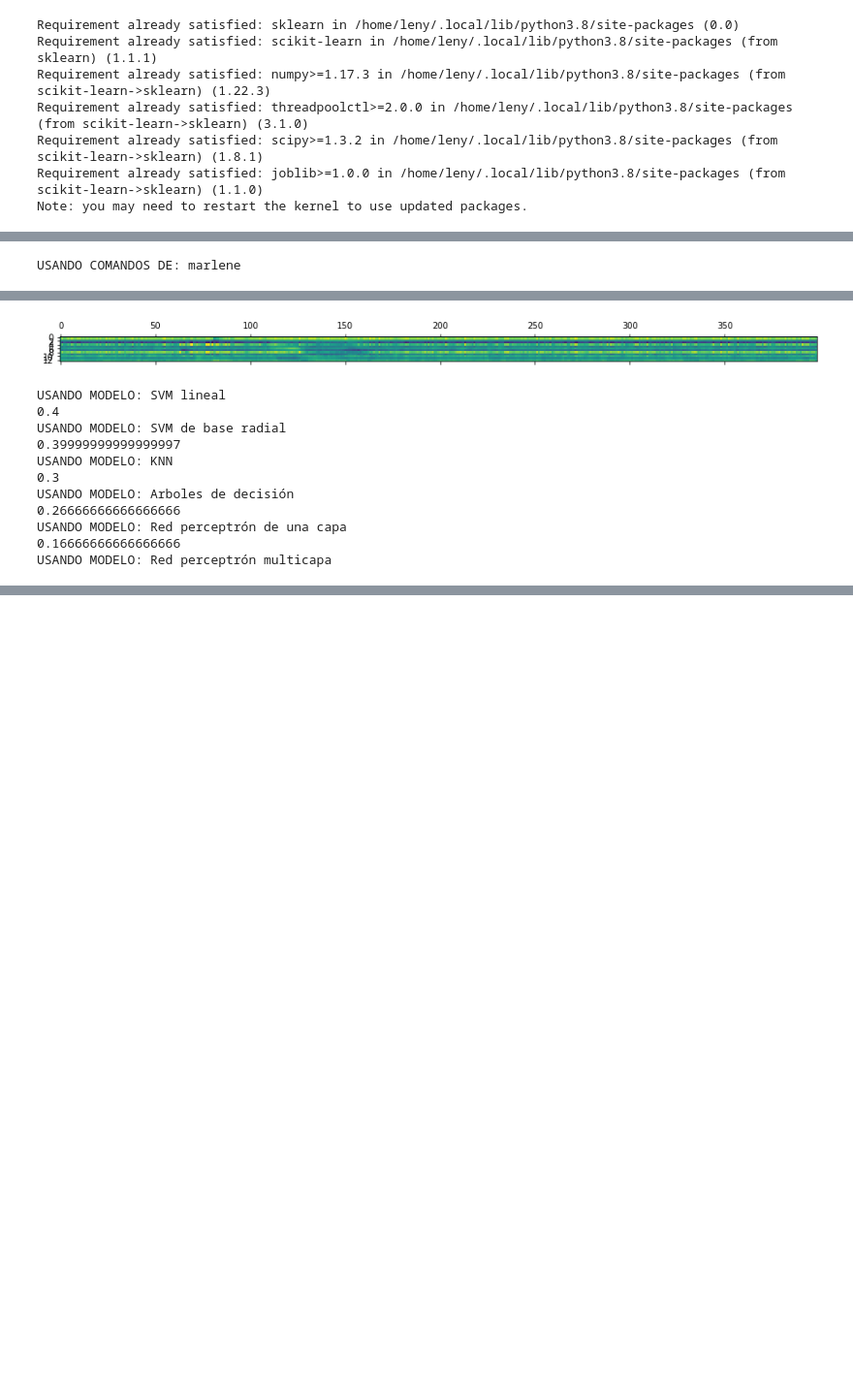
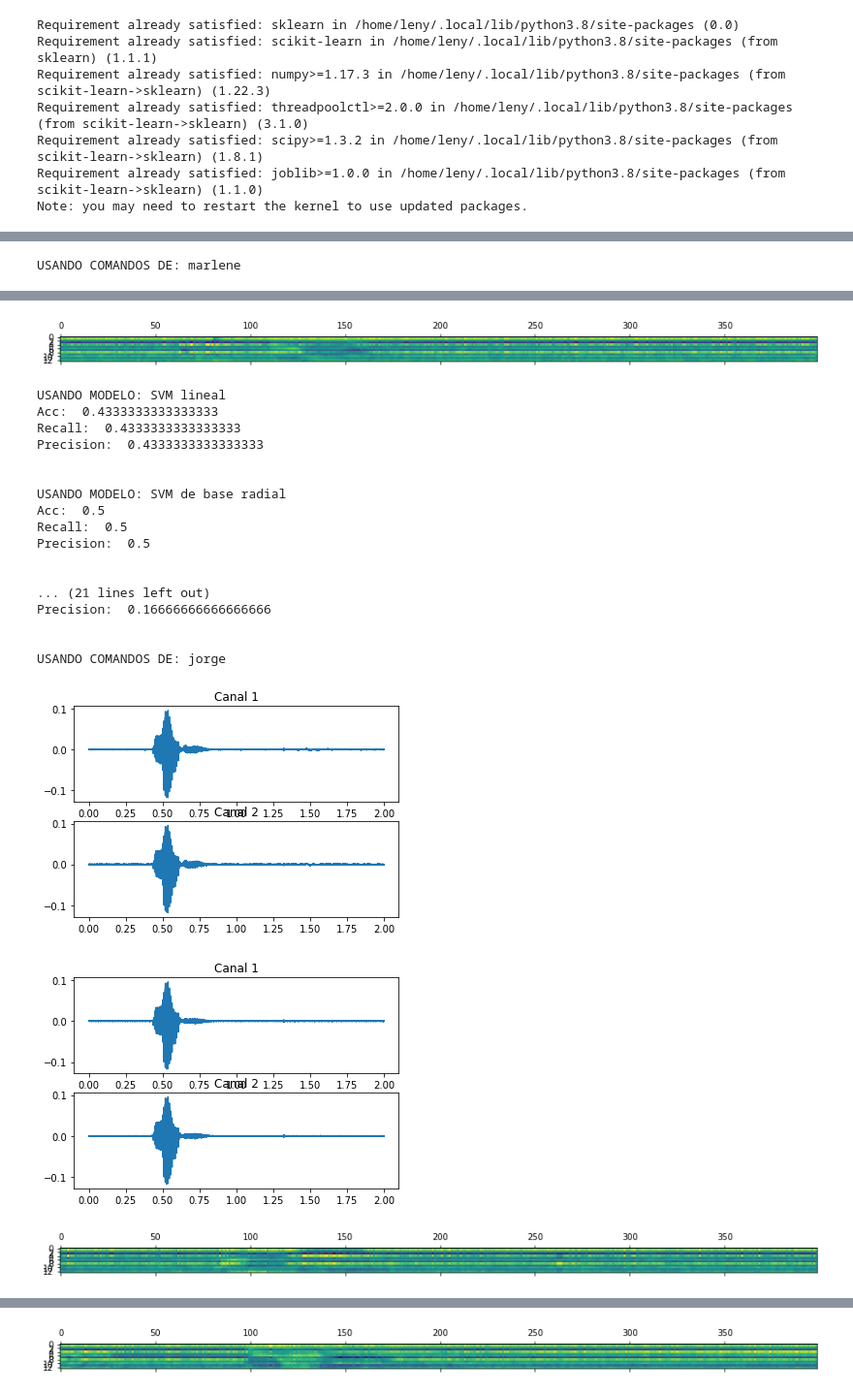
Before and after one commit to Los-Furros/modelos_reconocimiento_voz, a Jupyter notebook: proyecto.ipynb, the cells around one changed output, grey strips where cells are left out. Shown at 97% size. Cells and saved outputs as stored; diff of their text form; code cells hidden in the pictures; blank space fills up the shorter version.

```diff
--- a/proyecto.ipynb
+++ b/proyecto.ipynb
@@ -309,12 +316,25 @@ def get_model_accuracy_kfold(model, k, X, Y):
 from sklearn.neighbors import KNeighborsClassifier
 from sklearn.tree import DecisionTreeClassifier
 from sklearn.neural_network import MLPClassifier
+# %%
+def getSVC():
+    return svm.SVC(kernel='linear')
+def getRad():
+    return svm.SVC(kernel='rbf')
+def getKNN():
+    return KNeighborsClassifier(n_neighbors=3)
+def getArbol():
+    return DecisionTreeClassifier()
+def getSinglePerc():
+    return MLPClassifier(hidden_layer_sizes=(1, 1), random_state=1, max_iter=10000)
+def getMultiLayer():
+    return MLPClassifier(hidden_layer_sizes=(5, 1), random_state=1, max_iter=10000)
 # %%
 modelos = {
-    "SVM lineal": svm.SVC(kernel='linear'),
-    "SVM de base radial": svm.SVC(kernel='rbf'),
-    "KNN": KNeighborsClassifier(n_neighbors=3),
-    "Arboles de decisión": DecisionTreeClassifier(),
-    "Red perceptrón de una capa": MLPClassifier(hidden_layer_sizes=(1, 1), random_state=1, max_iter=10000),
-    "Red perceptrón multicapa": MLPClassifier(hidden_layer_sizes=(5, 1), random_state=1, max_iter=10000),
+    "SVM lineal": getSVC,
+    "SVM de base radial": getRad,
+    "KNN": getKNN,
+    "Arboles de decisión": getArbol,
+    "Red perceptrón de una capa": getSinglePerc,
+    "Red perceptrón multicapa": getMultiLayer,
 }
@@ -321,28 +344,43 @@ modelos = {
 # %%
 names = ["marlene", "jorge", "brian"]
 
 for name in names:
     print(f"USANDO COMANDOS DE: {name}")
     file_name = name + "_com.obj"
     x, y = process_voice_commands(file_name)
 
     for modelo in modelos:
         print(f"USANDO MODELO: {modelo}")
-        model_to_test = modelos[modelo]
-        print(get_model_accuracy_kfold(model_to_test, 5, x, y))
+        model_to_test = modelos[modelo]()
+        #print(get_model_accuracy_kfold(model_to_test, 5, x, y))
+        clas_results = cross_validate(model_to_test, x, y, cv = 5, scoring = ('accuracy', 'recall_micro', 'precision_micro'))
+        print('Acc: ', clas_results['test_accuracy'].sum()/5)
+        print('Recall: ', clas_results['test_recall_micro'].sum()/5)
+        print('Precision: ', clas_results['test_precision_micro'].sum()/5)
+        print()
+        print()
 # %% [output]
 USANDO COMANDOS DE: marlene
 [figure]
 [figure]
 [figure]
 USANDO MODELO: SVM lineal
-0.4
+Acc:  0.4333333333333333
+Recall:  0.4333333333333333
+Precision:  0.4333333333333333
+
+
 USANDO MODELO: SVM de base radial
-0.39999999999999997
-USANDO MODELO: KNN
-0.3
-USANDO MODELO: Arboles de decisión
-0.26666666666666666
-USANDO MODELO: Red perceptrón de una capa
-0.16666666666666666
-USANDO MODELO: Red perceptrón multicapa
+Acc:  0.5
+Recall:  0.5
+Precision:  0.5
+
+
+... (21 lines left out)
+Precision:  0.16666666666666666
+
+
+USANDO COMANDOS DE: jorge
+[figure, added]
+[figure, added]
+[figure, added]
@@ -348,0 +406 @@ USANDO MODELO: Red perceptrón multicapa
+[figure, added]
```
Also changed, not shown: parts of 28 cells of this notebook.
